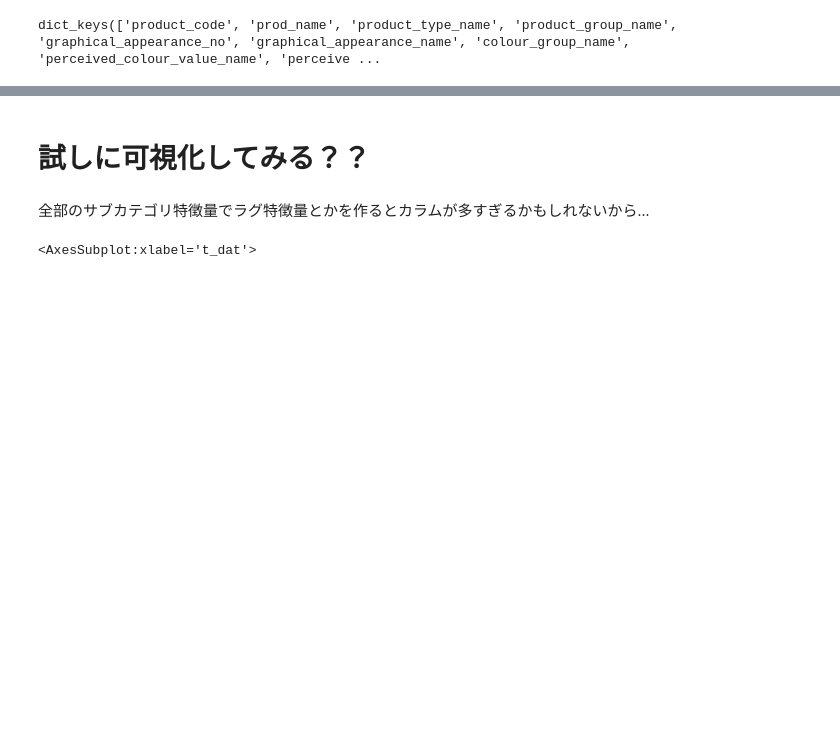
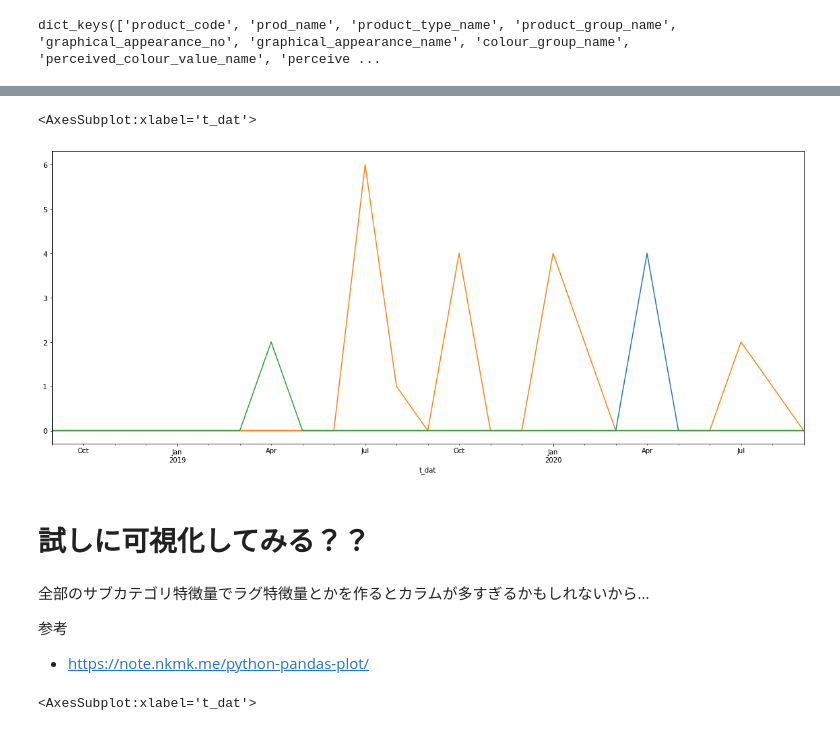
Before and after one commit to morinota/H_and_M_Personalized_Fashion_Recommendations, a Jupyter notebook: feature/item_feature.ipynb, the cells around one changed output, grey strips where cells are left out. Drawn from its saved outputs; the diff is of its cells as text; code cells hidden in the pictures; blank space fills up the shorter version.

```diff
--- a/feature/item_feature.ipynb
+++ b/feature/item_feature.ipynb
@@ -332,0 +339,3 @@ dict_keys(['product_code', 'prod_name', 'product_type_name', 'product_group_name
+# %%
+df_u.columns
+user_subcategory_columns = ['customer_id_short']
@@ -332,0 +358,11 @@ dict_keys(['product_code', 'prod_name', 'product_type_name', 'product_group_name
+# %%
+user_time_series_sales_dict = {}
+for target_columns in user_subcategory_columns:
+    print(target_columns)
+    df_sales_timeseries = df_t.groupby(by=[target_columns, pd.Grouper(key='t_dat', freq="MS")])['article_id'].count()
+    # マルチインデックスの内側(今回はt_dat)がunstackingされる！
+    df_sales_timeseries = df_sales_timeseries.unstack(fill_value=0)
+    display(df_sales_timeseries)
+    # dictに保存
+    user_time_series_sales_dict[target_columns] = df_sales_timeseries
+    del df_sales_timeseries
@@ -333,7 +385,16 @@ dict_keys(['product_code', 'prod_name', 'product_type_name', 'product_group_name
+# %%
+df_sample = user_time_series_sales_dict['customer_id_short']
+df_sample[0:3].T.plot(legend=False, figsize=(20,8))
+# %% [output]
+<AxesSubplot:xlabel='t_dat'>
+[figure, added]
 # %% [markdown]
 # 試しに可視化してみる？？
-# %% [markdown]
-全部のサブカテゴリ特徴量でラグ特徴量とかを作るとカラムが多すぎるかもしれないから...
+# %% [markdown]
+全部のサブカテゴリ特徴量でラグ特徴量とかを作るとカラムが多すぎるかもしれないから...
+
+参考
+- https://note.nkmk.me/python-pandas-plot/
 # %%
 import matplotlib.pyplot as plt
 
```
Also changed, not shown: parts of 12 cells of this notebook, 2 other files.
